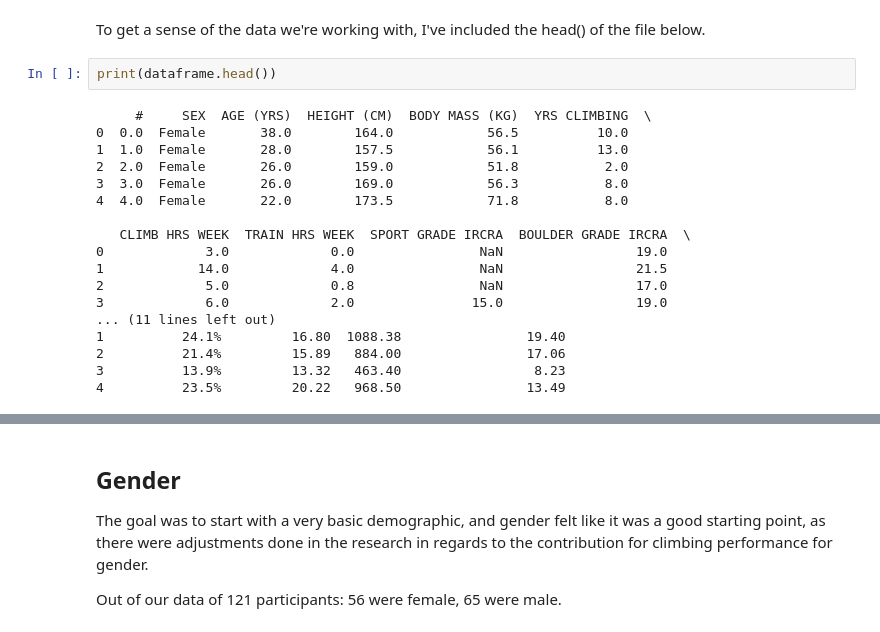
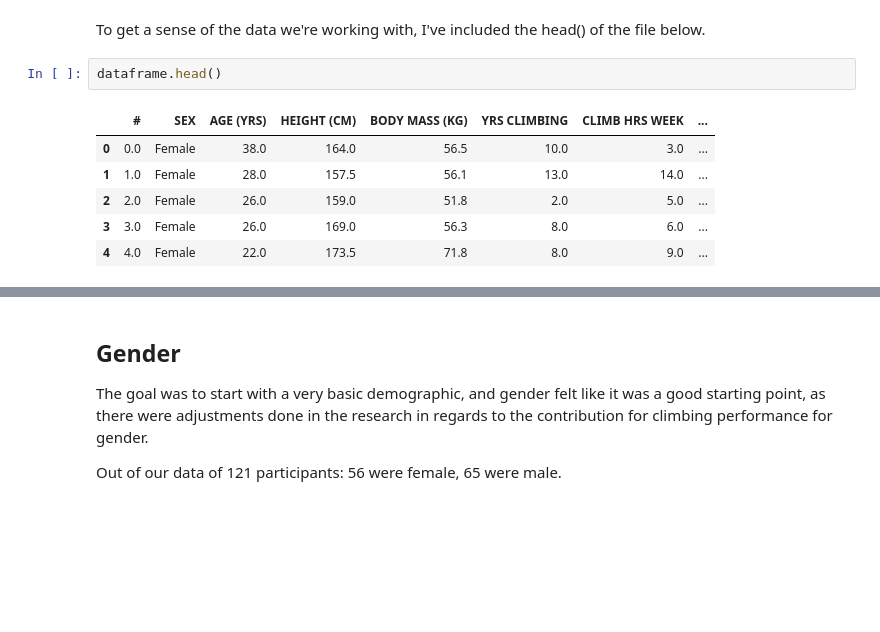
Before and after one commit to haokliao/Critical-Force-Visualization, a Jupyter notebook: EDA_001_notebook.ipynb, the cells around one changed output, grey strips where cells are left out. Cells and saved outputs as stored; diff of their text form; blank space fills up the shorter version.

```diff
--- a/EDA_001_notebook.ipynb
+++ b/EDA_001_notebook.ipynb
@@ -19,23 +19,12 @@ dataframe = dataframe.dropna(axis=1, how='all')
 dataframe = dataframe.dropna(axis=0, how='all')
 # %% [markdown]
 To get a sense of the data we're working with, I've included the head() of the file below.
-# %%
-print(dataframe.head())
-# %% [output]
-     #     SEX  AGE (YRS)  HEIGHT (CM)  BODY MASS (KG)  YRS CLIMBING  \
-0  0.0  Female       38.0        164.0            56.5          10.0
-1  1.0  Female       28.0        157.5            56.1          13.0
-2  2.0  Female       26.0        159.0            51.8           2.0
-3  3.0  Female       26.0        169.0            56.3           8.0
-4  4.0  Female       22.0        173.5            71.8           8.0
-
-   CLIMB HRS WEEK  TRAIN HRS WEEK  SPORT GRADE IRCRA  BOULDER GRADE IRCRA  \
-0             3.0             0.0                NaN                 19.0
-1            14.0             4.0                NaN                 21.5
-2             5.0             0.8                NaN                 17.0
-3             6.0             2.0               15.0                 19.0
-... (11 lines left out)
-1          24.1%         16.80  1088.38                19.40
-2          21.4%         15.89   884.00                17.06
-3          13.9%         13.32   463.40                 8.23
-4          23.5%         20.22   968.50                13.49
+# %%
+dataframe.head()
+# %% [output]
+|  | # | SEX | AGE (YRS) | HEIGHT (CM) | BODY MASS (KG) | YRS CLIMBING | CLIMB HRS WEEK | ... |
+| 0 | 0.0 | Female | 38.0 | 164.0 | 56.5 | 10.0 | 3.0 | ... |
+| 1 | 1.0 | Female | 28.0 | 157.5 | 56.1 | 13.0 | 14.0 | ... |
+| 2 | 2.0 | Female | 26.0 | 159.0 | 51.8 | 2.0 | 5.0 | ... |
+| 3 | 3.0 | Female | 26.0 | 169.0 | 56.3 | 8.0 | 6.0 | ... |
+| 4 | 4.0 | Female | 22.0 | 173.5 | 71.8 | 8.0 | 9.0 | ... |
```
Also changed, not shown: parts of 4 cells of this notebook.
